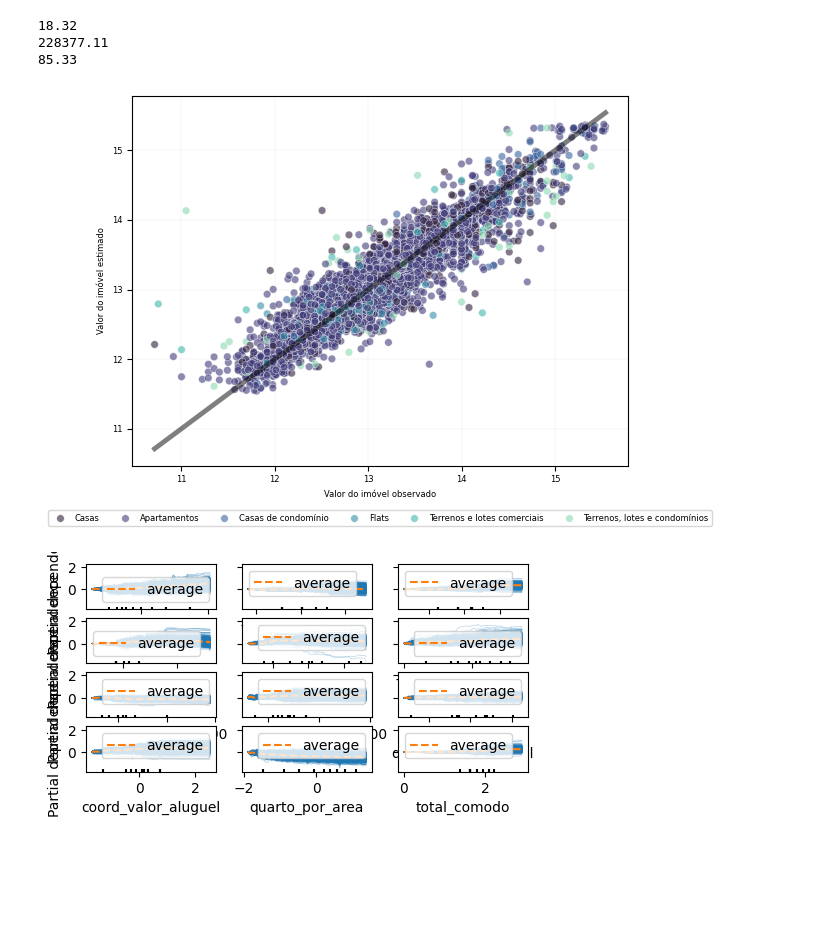
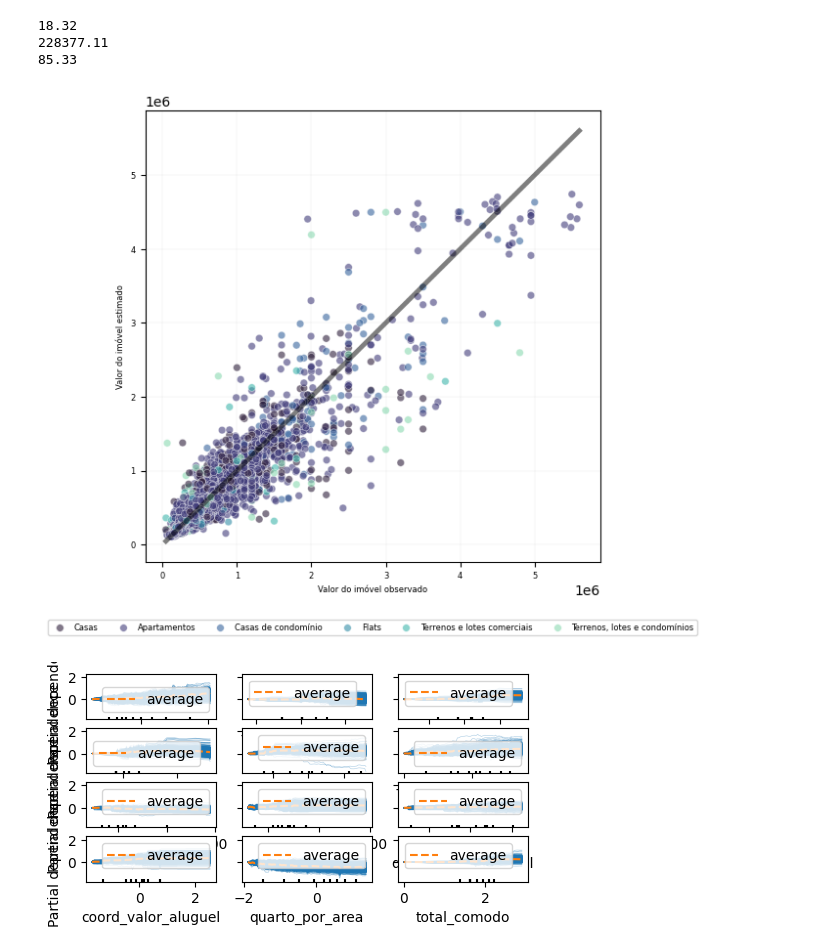
Before and after one commit to cowvin0/tcc_realestate, a Jupyter notebook: tcc_escrita/modeling.ipynb, the cells around one changed output. Drawn from its saved outputs; the diff is of its cells as text; code cells hidden in the pictures; blank space fills up the shorter version.

```diff
--- a/tcc_escrita/modeling.ipynb
+++ b/tcc_escrita/modeling.ipynb
@@ -1117,19 +1130,24 @@ print(np.round(0.8534370124054966 * 100, 2))
 228300.83
 85.34
 # %%
-fig = plt.Figure(figsize=(20, 20))
+# fig, ax = plt.subplots(figsize=(13, 13))
+fig, ax = plt.subplots(figsize=(6, 6))
 
 plot = sns.scatterplot(
-    data=test_df_clone,
+    data=test_df_clone\
+        .assign(
+            valor=lambda x: np.expm1(x.valor),
+            preds_xgb=lambda x: np.expm1(x.preds_xgb)
+        ),
     x='valor',
     y='preds_xgb',
-    s=100,
+    s=30,
     hue='tipo',
     palette='mako',
     alpha=.6)
 
-min_val = min(test_df_clone['valor'].min(), test_df_clone['preds_xgb'].min())
-max_val = max(test_df_clone['valor'].max(), test_df_clone['preds_xgb'].max())
+min_val = min(np.expm1(test_df_clone['valor'].min()), np.expm1(test_df_clone['preds_xgb'].min()))
+max_val = max(np.expm1(test_df_clone['valor'].max()), np.expm1(test_df_clone['preds_xgb'].max()))
 plot.plot(
     [min_val, max_val],
     [min_val, max_val],
@@ -1145,16 +1163,16 @@ plot.spines['right'].set_visible(True)
 plot.spines['left'].set_visible(True)
 plot.spines['bottom'].set_visible(True)
 
-sns.set_theme(rc={'figure.figsize': (20, 10)})
-plot.set_xlabel('Valor do imóvel observado')
-plot.set_ylabel('Valor do imóvel estimado')
+plot.set_xlabel('Valor do imóvel observado', fontsize=6)
+plot.set_ylabel('Valor do imóvel estimado', fontsize=6)
+plot.tick_params(axis="both", labelsize=6)
 
-l = plt.legend(loc="upper center", bbox_to_anchor=(.5, -.08), ncol=7)
+l = plt.legend(loc="upper center", bbox_to_anchor=(.5, -.10), ncol=7, prop={"size": 6})
 l.get_texts()[0].set_text('Casas')
 l.get_texts()[1].set_text('Apartamentos')
 l.get_texts()[2].set_text('Casas de condomínio')
 l.get_texts()[3].set_text('Flats')
 l.get_texts()[4].set_text('Terrenos e lotes comerciais')
 l.get_texts()[5].set_text('Terrenos, lotes e condomínios')
-# plt.savefig("../../tcc_escrita/includes/xgb_plot_predict.svg", dpi=600, bbox_inches='tight')
+plt.savefig("includes/xgb_plot_predict_no_transform.svg", dpi=600, bbox_inches='tight')
 plt.show()
@@ -1361,10 +1379,14 @@ print(np.round(0.8533390583667896 * 100, 2))
 228377.11
 85.33
 # %%
-fig = plt.Figure(figsize=(5.7, 2.7))
+fig, ax = plt.subplots(figsize=(6, 6))
 
 plot = sns.scatterplot(
-    data=test_df_clone,
+    data=test_df_clone\
+        .assign(
+            valor=lambda x: np.expm1(x.valor),
+            preds_stacking=lambda x: np.expm1(x.preds_stacking)
+        ),
     x='valor',
     y='preds_stacking',
     s=30,
@@ -1372,38 +1394,38 @@ plot = sns.scatterplot(
     palette='mako',
     alpha=.6)
 
-min_val = min(test_df_clone['valor'].min(), test_df_clone['preds_stacking'].min())
-max_val = max(test_df_clone['valor'].max(), test_df_clone['preds_stacking'].max())
+min_val = min(np.expm1(test_df_clone['valor'].min()), np.expm1(test_df_clone['preds_stacking'].min()))
+max_val = max(np.expm1(test_df_clone['valor'].max()), np.expm1(test_df_clone['preds_stacking'].max()))
 plot.plot(
     [min_val, max_val],
     [min_val, max_val],
     color="black",
     linewidth=3.5,
     alpha=.5
     )
 
 plot.grid(True, color='grey', linewidth=.05)
 plot.set_facecolor('white')
 plot.spines['top'].set_visible(True)
 plot.spines['right'].set_visible(True)
 plot.spines['left'].set_visible(True)
 plot.spines['bottom'].set_visible(True)
 
 plot.set_xlabel('Valor do imóvel observado', fontsize=6)
 plot.set_ylabel('Valor do imóvel estimado', fontsize=6)
 plot.tick_params("both", labelsize=6)
 
-l = plt.legend(loc="upper center", bbox_to_anchor=(.5, -.11), ncol=7, fontsize=6)
+l = plt.legend(loc="upper center", bbox_to_anchor=(.5, -.12), ncol=7, fontsize=6)
 l.get_texts()[0].set_text('Casas')
 l.get_texts()[1].set_text('Apartamentos')
 l.get_texts()[2].set_text('Casas de condomínio')
 l.get_texts()[3].set_text('Flats')
 l.get_texts()[4].set_text('Terrenos e lotes comerciais')
 l.get_texts()[5].set_text('Terrenos, lotes e condomínios')
-plt.savefig("includes/stacking_plot_predict2.svg", dpi=600, bbox_inches='tight')
+plt.savefig("includes/stacking_plot_predict_no_transform.svg", dpi=600, bbox_inches='tight')
 plt.show()
 # %% [output]
-[figure, old version]
+[figure, new version]
 # %%
 # from sklearn.inspection import partial_dependence
 
```
Also changed, not shown: parts of 8 cells of this notebook, 9 other files.
